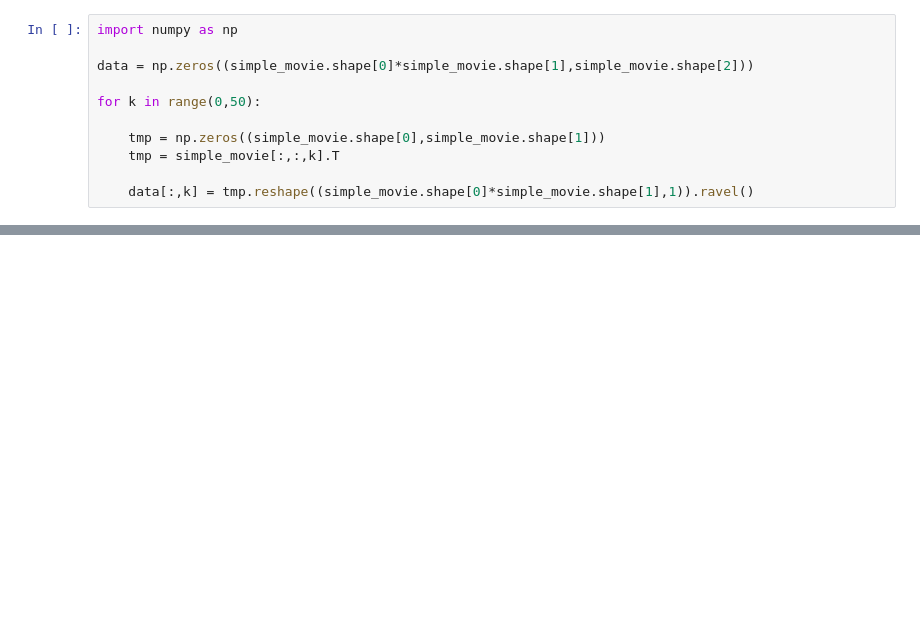
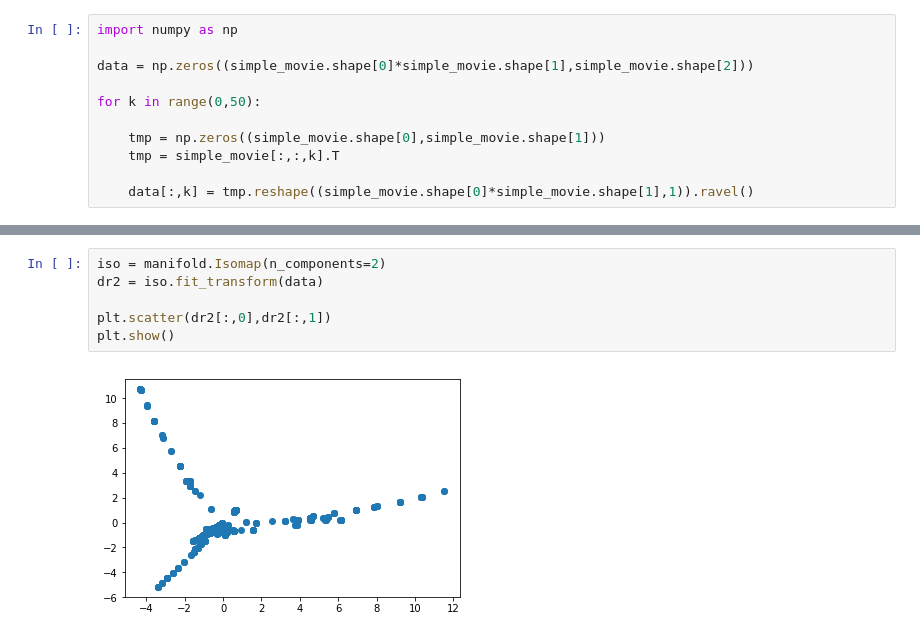
Before and after one commit to WaleedHashmi/Intro-to-Machine-Learning, a Jupyter notebook: Programming/Unsupervised/Unsupervised1.ipynb, the cells around one changed output, grey strips where cells are left out. Cells and saved outputs as stored; diff of their text form; blank space fills up the shorter version.

```diff
--- a/Programming/Unsupervised/Unsupervised1.ipynb
+++ b/Programming/Unsupervised/Unsupervised1.ipynb
@@ -244,0 +254,8 @@ from sklearn import manifold, datasets
+# %%
+iso = manifold.Isomap(n_components=2)
+dr2 = iso.fit_transform(data)
+
+plt.scatter(dr2[:,0],dr2[:,1])
+plt.show()
+# %% [output]
+[figure, added]
```
Also changed, not shown: parts of 3 cells of this notebook, 14 other files.
